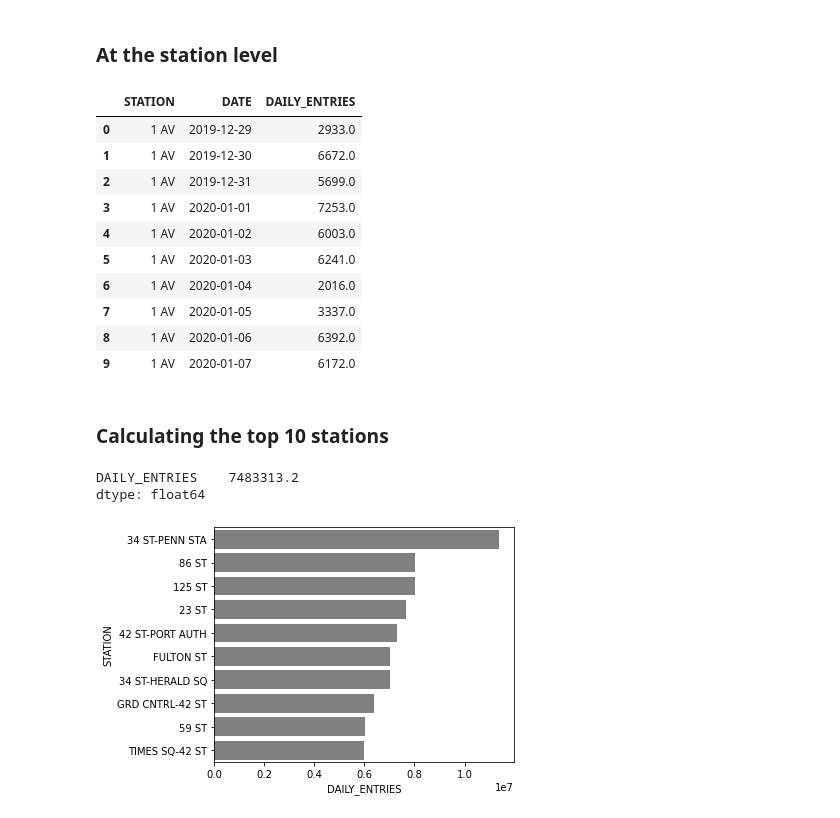
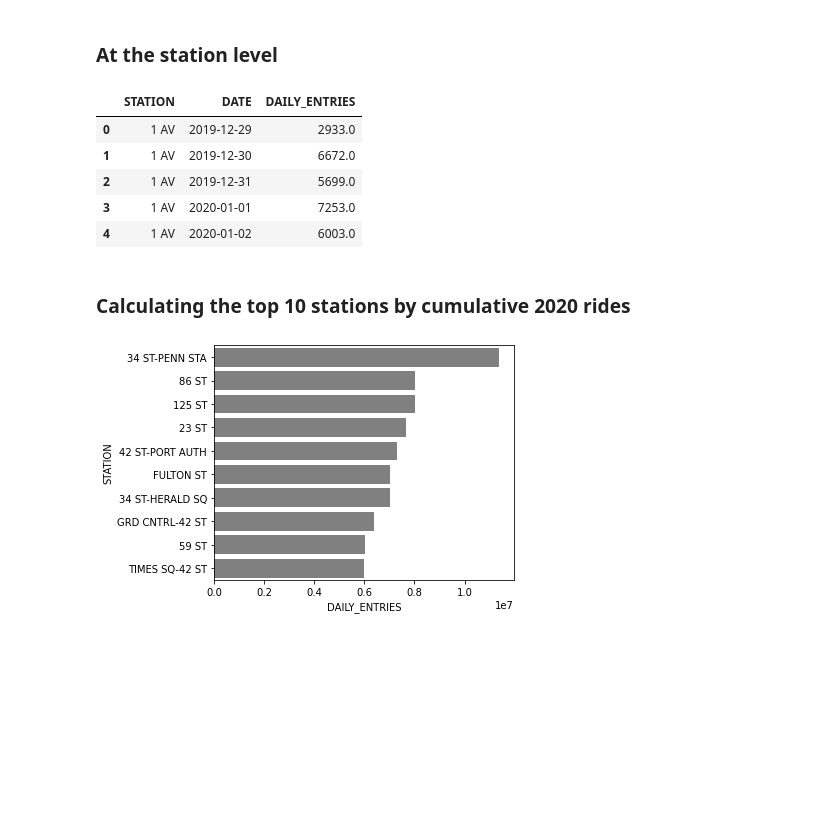
Before and after one commit to andrewdouglassmith1/MTA_Project, a Jupyter notebook: MTA_Analysis.ipynb, the cells around one changed output. Cells and saved outputs as stored; diff of their text form; code cells hidden in the pictures; blank space fills up the shorter version.

```diff
--- a/MTA_Analysis.ipynb
+++ b/MTA_Analysis.ipynb
@@ -511,22 +509,17 @@ turnstiles_daily.head(10)
 stations_daily = \
 (turnstiles_daily.groupby(['STATION','DATE'])['DAILY_ENTRIES'].sum()
                  .reset_index())
-
-stations_daily.head(10)
-# %% [output]
-|  | STATION | DATE | DAILY_ENTRIES |
-| 0 | 1 AV | 2019-12-29 | 2933.0 |
-| 1 | 1 AV | 2019-12-30 | 6672.0 |
-| 2 | 1 AV | 2019-12-31 | 5699.0 |
-| 3 | 1 AV | 2020-01-01 | 7253.0 |
-| 4 | 1 AV | 2020-01-02 | 6003.0 |
-| 5 | 1 AV | 2020-01-03 | 6241.0 |
-| 6 | 1 AV | 2020-01-04 | 2016.0 |
-| 7 | 1 AV | 2020-01-05 | 3337.0 |
-| 8 | 1 AV | 2020-01-06 | 6392.0 |
-| 9 | 1 AV | 2020-01-07 | 6172.0 |
+# %%
+stations_daily.head()
+# %% [output]
+|  | STATION | DATE | DAILY_ENTRIES |
+| 0 | 1 AV | 2019-12-29 | 2933.0 |
+| 1 | 1 AV | 2019-12-30 | 6672.0 |
+| 2 | 1 AV | 2019-12-31 | 5699.0 |
+| 3 | 1 AV | 2020-01-01 | 7253.0 |
+| 4 | 1 AV | 2020-01-02 | 6003.0 |
 # %% [markdown]
-### Calculating the top 10 stations
+### Calculating the top 10 stations by cumulative 2020 rides
 # %%
 # top 10 stations by daily volume
 # (sum across all days is a reasonable way to define this)
@@ -538,5 +530,0 @@ top10_stations = \
-# %%
-top10_stations.mean()
-# %% [output]
-DAILY_ENTRIES    7483313.2
-dtype: float64
```
Also changed, not shown: parts of 10 cells of this notebook.
